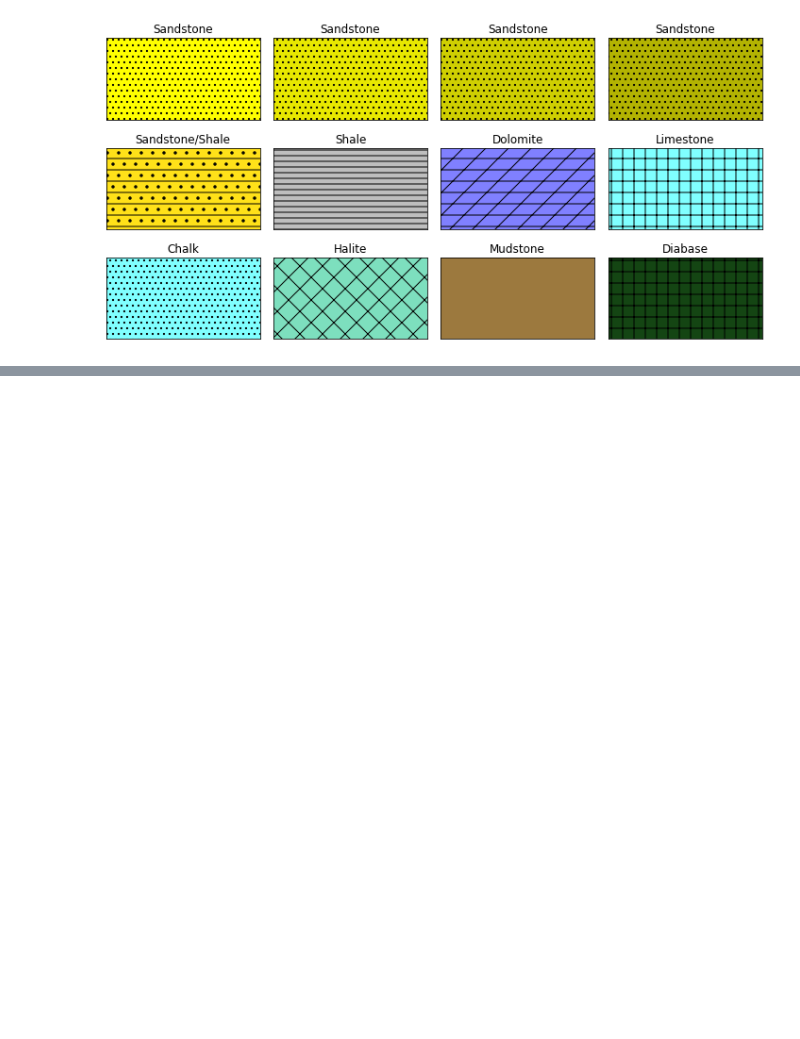
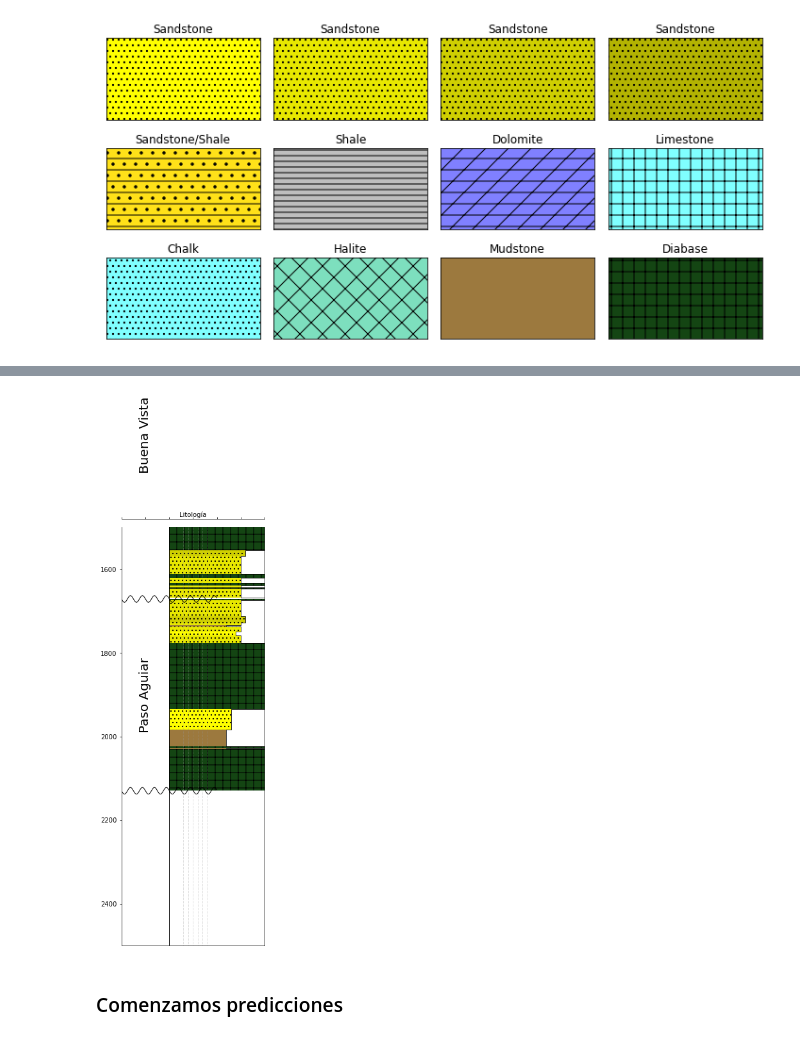
Before and after one commit to rubensdmp/Well-Logs-Cuenca-Norte, a Jupyter notebook: 01-Log-Belen.ipynb, the cells around one changed output, grey strips where cells are left out. Cells and saved outputs as stored; diff of their text form; code cells hidden in the pictures; blank space fills up the shorter version.

```diff
--- a/01-Log-Belen.ipynb
+++ b/01-Log-Belen.ipynb
@@ -325,3 +326,8 @@ well.to_excel(nombrePozo + '.xlsx')
 ## Ploteo con litología
 # %%
 dfLito = pd.read_excel('Litología.xlsx')
+# %%
+Fms = dfLito[['Fm', 'Tope']].groupby(['Fm']).first()
+Fms['Base']= dfLito[['Fm', 'Base']].groupby(['Fm']).last()
+Fms.reset_index(inplace=True)
+Fms
@@ -562,0 +626,23 @@ plt.show()
+# %%
+fig, axL = plt.subplots(figsize=(4,12))
+tope = 1500
+base = 2500
+
+
+
+axL = plt.subplot2grid((1,1), (0,0), rowspan=1, colspan = 1)
+
+axL = plotLito(dfLito, tope, base, Fm='True')
+
+
+axL.set_ylim(base, tope)
+axL.grid(which='major', color='lightgrey', linestyle='-')
+axL.xaxis.set_ticks_position("top")
+axL.xaxis.set_label_position("top")
+axL.spines["top"].set_position(("axes", 1.02))
+plt.setp(axL.get_xticklabels(), visible = False)
+axL.grid(False)
+
+plt.show()
+# %% [output]
+[figure, added]
@@ -562,0 +655,2 @@ plt.show()
+# %% [markdown]
+### Comenzamos predicciones
```
Also changed, not shown: parts of 19 cells of this notebook, 4 other files.
